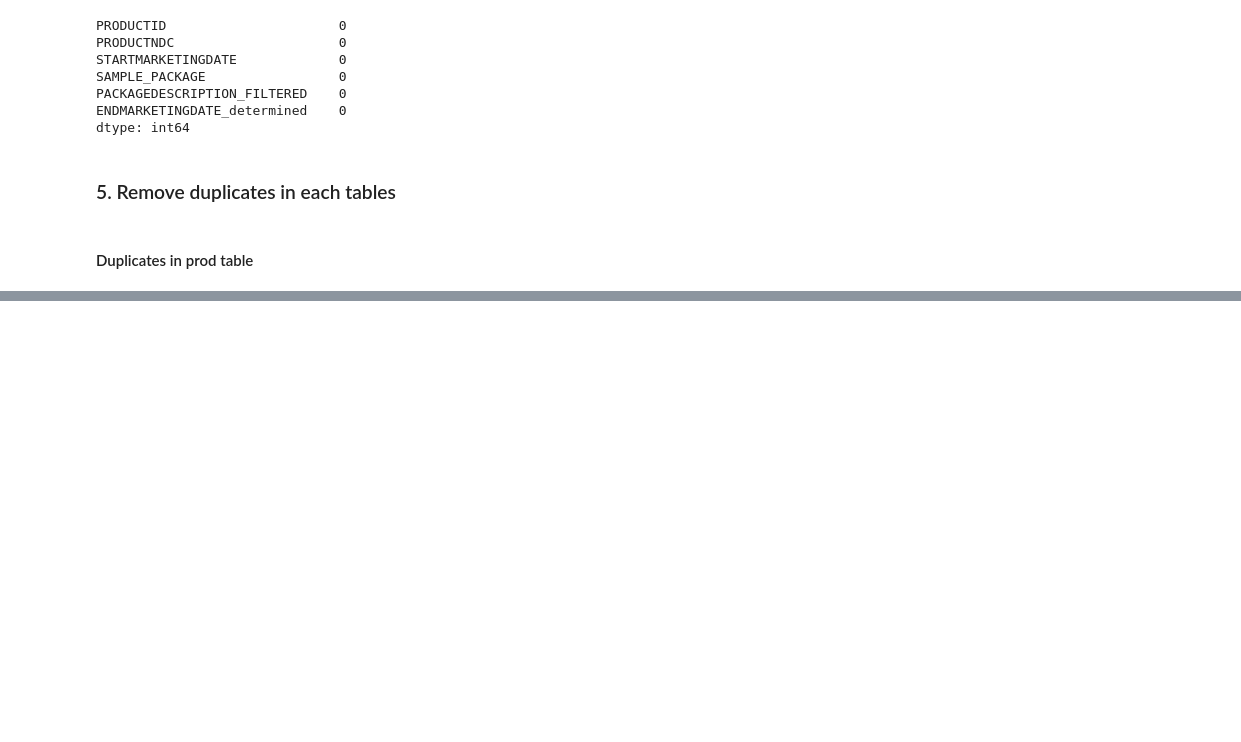
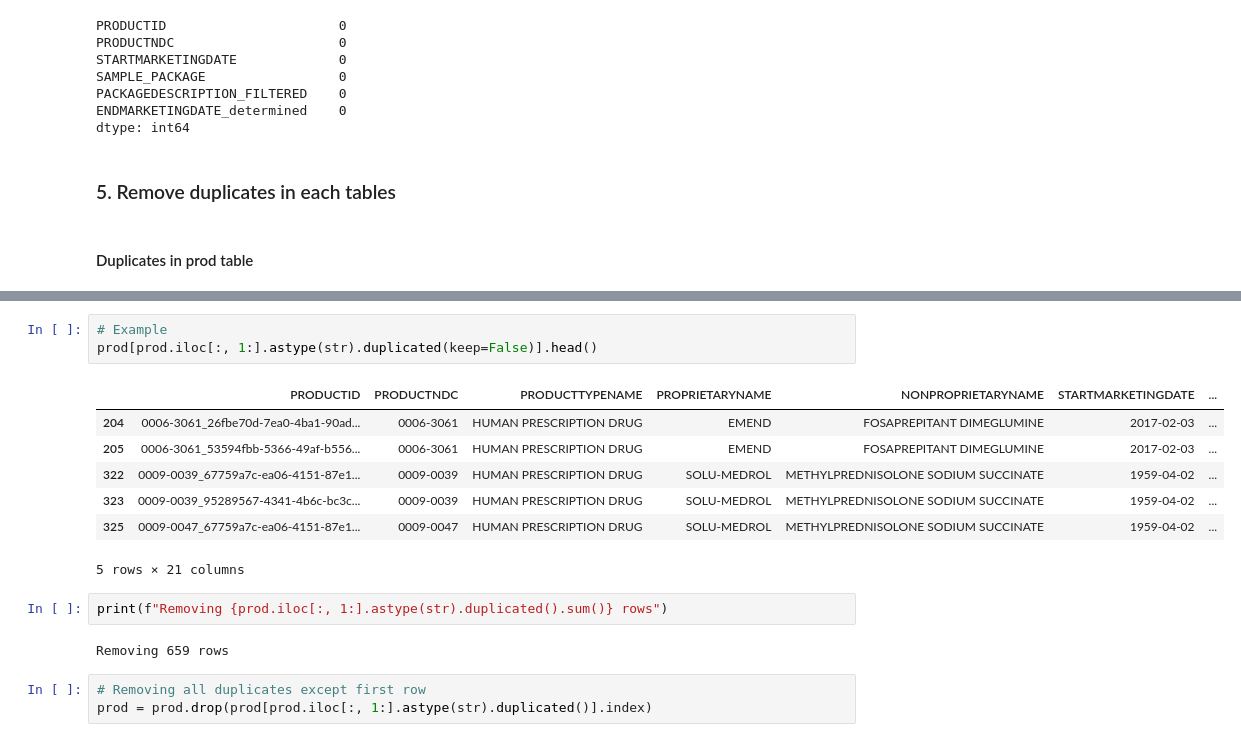
Before and after one commit to simlal/data-mining-assignments_bin710, a Jupyter notebook: dev2/tp2.ipynb, the cells around one changed output, grey strips where cells are left out. Cells and saved outputs as stored; diff of their text form; blank space fills up the shorter version.

```diff
--- a/dev2/tp2.ipynb
+++ b/dev2/tp2.ipynb
@@ -1990,0 +1996,18 @@ dtype: int64
+# %%
+# Example
+prod[prod.iloc[:, 1:].astype(str).duplicated(keep=False)].head()
+# %% [output]
+|  | PRODUCTID | PRODUCTNDC | PRODUCTTYPENAME | PROPRIETARYNAME | NONPROPRIETARYNAME | STARTMARKETINGDATE | ... |
+| 204 | 0006-3061_26fbe70d-7ea0-4ba1-90ad... | 0006-3061 | HUMAN PRESCRIPTION DRUG | EMEND | FOSAPREPITANT DIMEGLUMINE | 2017-02-03 | ... |
+| 205 | 0006-3061_53594fbb-5366-49af-b556... | 0006-3061 | HUMAN PRESCRIPTION DRUG | EMEND | FOSAPREPITANT DIMEGLUMINE | 2017-02-03 | ... |
+| 322 | 0009-0039_67759a7c-ea06-4151-87e1... | 0009-0039 | HUMAN PRESCRIPTION DRUG | SOLU-MEDROL | METHYLPREDNISOLONE SODIUM SUCCINATE | 1959-04-02 | ... |
+| 323 | 0009-0039_95289567-4341-4b6c-bc3c... | 0009-0039 | HUMAN PRESCRIPTION DRUG | SOLU-MEDROL | METHYLPREDNISOLONE SODIUM SUCCINATE | 1959-04-02 | ... |
+| 325 | 0009-0047_67759a7c-ea06-4151-87e1... | 0009-0047 | HUMAN PRESCRIPTION DRUG | SOLU-MEDROL | METHYLPREDNISOLONE SODIUM SUCCINATE | 1959-04-02 | ... |
+5 rows × 21 columns
+# %%
+print(f"Removing {prod.iloc[:, 1:].astype(str).duplicated().sum()} rows")
+# %% [output]
+Removing 659 rows
+# %%
+# Removing all duplicates except first row
+prod = prod.drop(prod[prod.iloc[:, 1:].astype(str).duplicated()].index)
```
Also changed, not shown: parts of 28 cells of this notebook.
